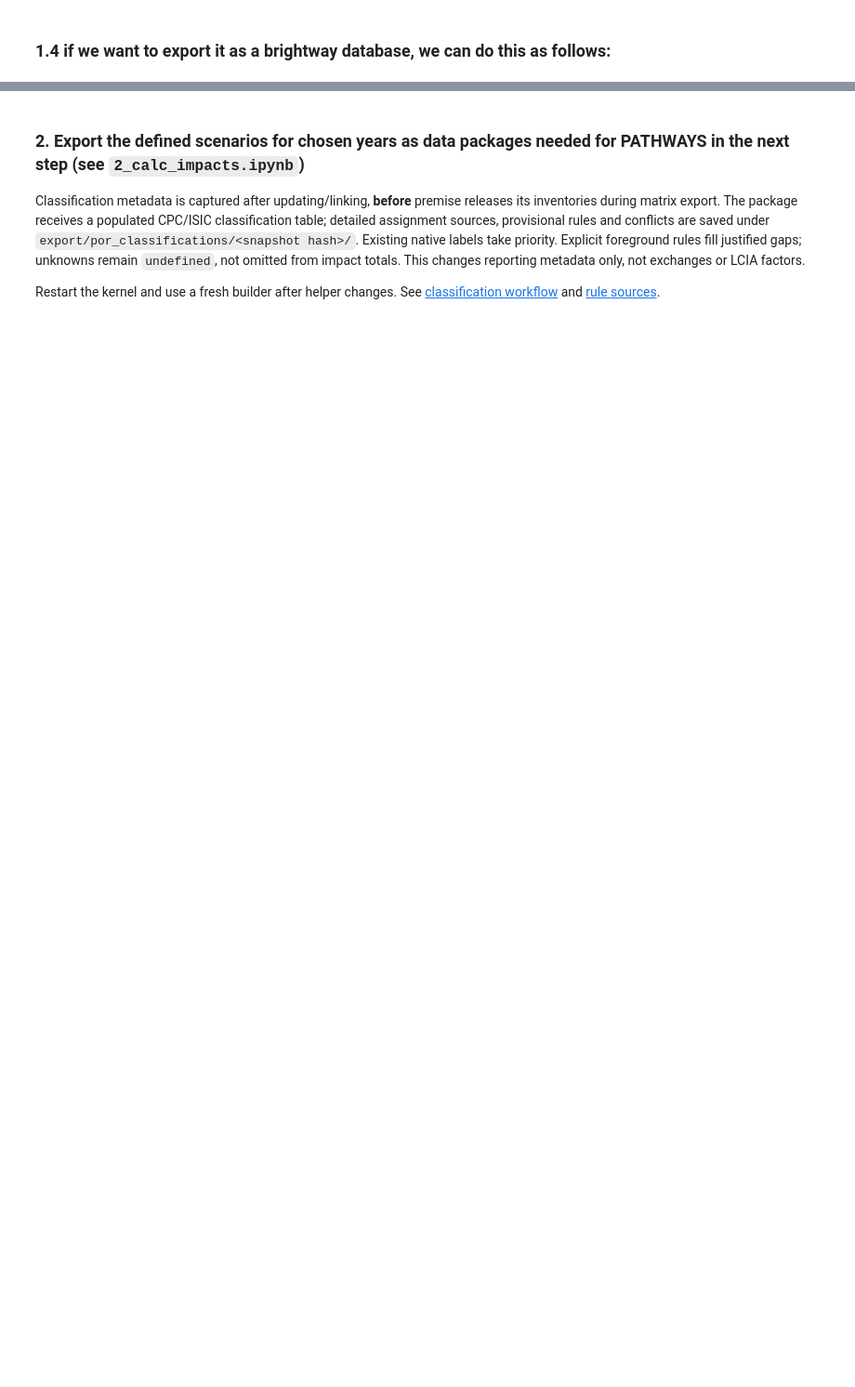
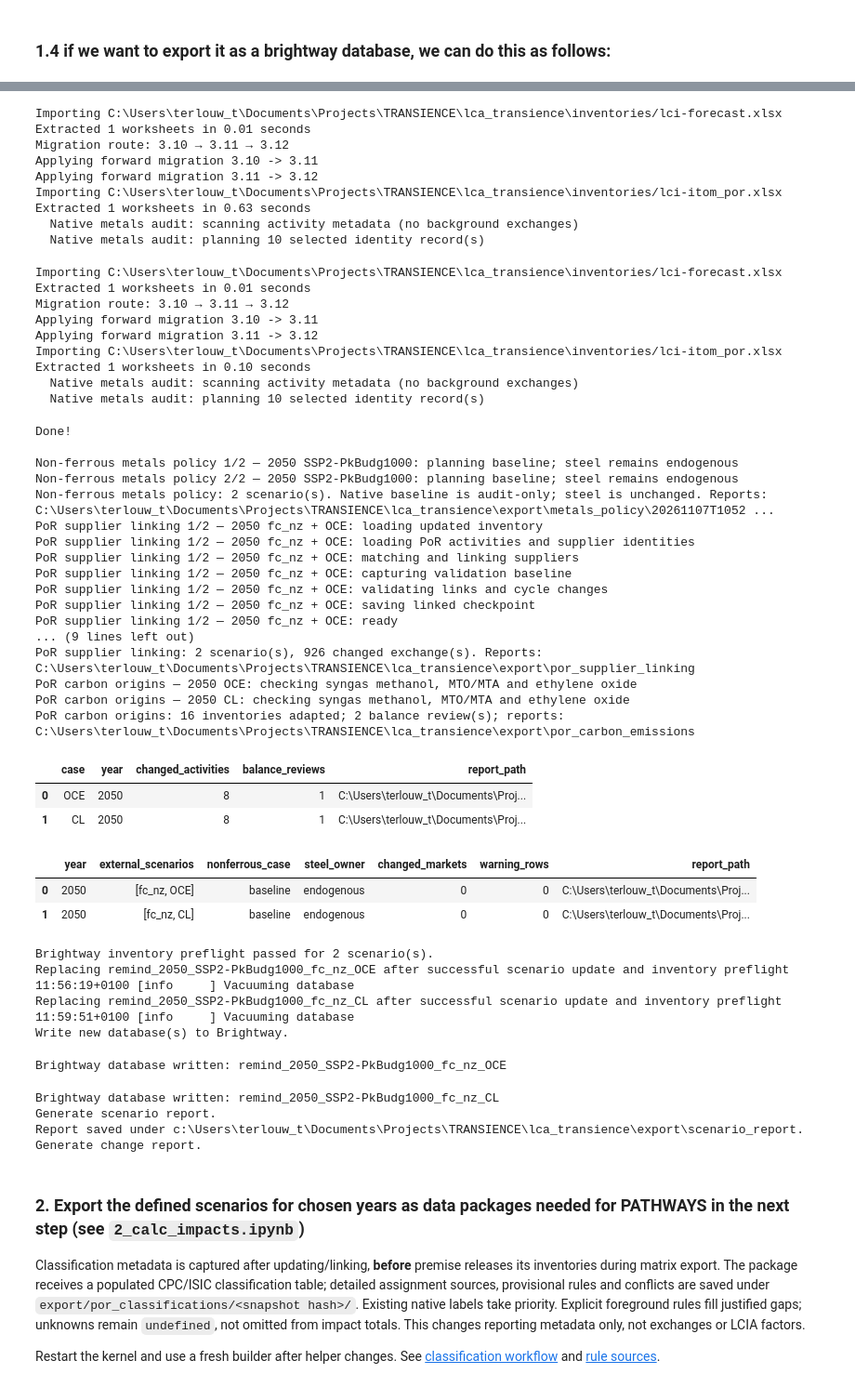
Before and after one commit to tomterlouw/lca_transience, a Jupyter notebook: 1_export_packages.ipynb, the cells around one changed output, grey strips where cells are left out. Shown at 93% size. Drawn from its saved outputs; the diff is of its cells as text; code cells hidden in the pictures; blank space fills up the shorter version.

Commit message:
Integration of plastic waste gasification + important fix to distinguish between type of CO2 emitted

```diff
--- a/1_export_packages.ipynb
+++ b/1_export_packages.ipynb
@@ -347,7 +374,14 @@ if create_dbs:
     # Policy runs after native updates, before PoR links and export validation.
     metal_policy_module.attach_metal_steel_policy(ndb, policy=selected_metal_steel_policy, stage="brightway")
     attach_por_supplier_linking(ndb, stage="brightway")
+    # Carbon balance and scenario-specific feedstock CO2 origin, after supplier linking.
+    if ASSESSMENT_SCOPE == "por_polymers":
+        import por_carbon_emissions as carbon_emissions
+        importlib.reload(carbon_emissions)
+        carbon_emissions.attach_por_carbon_emissions(ndb, stage="brightway")
     ndb.update()
+    display(pd.DataFrame([{k: r.get(k) for k in ("case", "year", "changed_activities", "balance_reviews", "report_path")}
+                          for r in getattr(ndb, "por_carbon_emission_reports", [])]))
     metal_audit_fields = ("year", "external_scenarios", "nonferrous_case", "steel_owner", "changed_markets", "warning_rows", "report_path")
     display(pd.DataFrame([{key: report.get(key) for key in metal_audit_fields}
                           for report in getattr(ndb, "metal_steel_policy_reports", [])]))
@@ -362,3 +396,4 @@ if create_dbs:
             del bd.databases[db]
 
     ndb.write_db_to_brightway(name=bw_scenario_names)
+# %% [output]
@@ -365,3 +417,55 @@ if create_dbs:
+Importing C:\Users\terlouw_t\Documents\Projects\TRANSIENCE\lca_transience\inventories/lci-forecast.xlsx
+Extracted 1 worksheets in 0.01 seconds
+Migration route: 3.10 → 3.11 → 3.12
+Applying forward migration 3.10 -> 3.11
+Applying forward migration 3.11 -> 3.12
+Importing C:\Users\terlouw_t\Documents\Projects\TRANSIENCE\lca_transience\inventories/lci-itom_por.xlsx
+Extracted 1 worksheets in 0.63 seconds
+  Native metals audit: scanning activity metadata (no background exchanges)
+  Native metals audit: planning 10 selected identity record(s)
+Importing C:\Users\terlouw_t\Documents\Projects\TRANSIENCE\lca_transience\inventories/lci-forecast.xlsx
+Extracted 1 worksheets in 0.01 seconds
+Migration route: 3.10 → 3.11 → 3.12
+Applying forward migration 3.10 -> 3.11
+Applying forward migration 3.11 -> 3.12
+Importing C:\Users\terlouw_t\Documents\Projects\TRANSIENCE\lca_transience\inventories/lci-itom_por.xlsx
+Extracted 1 worksheets in 0.10 seconds
+  Native metals audit: scanning activity metadata (no background exchanges)
+  Native metals audit: planning 10 selected identity record(s)
+Done!
+
+Non-ferrous metals policy 1/2 — 2050 SSP2-PkBudg1000: planning baseline; steel remains endogenous
+Non-ferrous metals policy 2/2 — 2050 SSP2-PkBudg1000: planning baseline; steel remains endogenous
+Non-ferrous metals policy: 2 scenario(s). Native baseline is audit-only; steel is unchanged. Reports: C:\Users\terlouw_t\Documents\Projects\TRANSIENCE\lca_transience\export\metals_policy\20261107T1052 ...
+PoR supplier linking 1/2 — 2050 fc_nz + OCE: loading updated inventory
+PoR supplier linking 1/2 — 2050 fc_nz + OCE: loading PoR activities and supplier identities
+PoR supplier linking 1/2 — 2050 fc_nz + OCE: matching and linking suppliers
+PoR supplier linking 1/2 — 2050 fc_nz + OCE: capturing validation baseline
+PoR supplier linking 1/2 — 2050 fc_nz + OCE: validating links and cycle changes
+PoR supplier linking 1/2 — 2050 fc_nz + OCE: saving linked checkpoint
+PoR supplier linking 1/2 — 2050 fc_nz + OCE: ready
+... (9 lines left out)
+PoR supplier linking: 2 scenario(s), 926 changed exchange(s). Reports: C:\Users\terlouw_t\Documents\Projects\TRANSIENCE\lca_transience\export\por_supplier_linking
+PoR carbon origins — 2050 OCE: checking syngas methanol, MTO/MTA and ethylene oxide
+PoR carbon origins — 2050 CL: checking syngas methanol, MTO/MTA and ethylene oxide
+PoR carbon origins: 16 inventories adapted; 2 balance review(s); reports: C:\Users\terlouw_t\Documents\Projects\TRANSIENCE\lca_transience\export\por_carbon_emissions
+|  | case | year | changed_activities | balance_reviews | report_path |
+| 0 | OCE | 2050 | 8 | 1 | C:\Users\terlouw_t\Documents\Proj... |
+| 1 | CL | 2050 | 8 | 1 | C:\Users\terlouw_t\Documents\Proj... |
+|  | year | external_scenarios | nonferrous_case | steel_owner | changed_markets | warning_rows | report_path |
+| 0 | 2050 | [fc_nz, OCE] | baseline | endogenous | 0 | 0 | C:\Users\terlouw_t\Documents\Proj... |
+| 1 | 2050 | [fc_nz, CL] | baseline | endogenous | 0 | 0 | C:\Users\terlouw_t\Documents\Proj... |
+Brightway inventory preflight passed for 2 scenario(s).
+Replacing remind_2050_SSP2-PkBudg1000_fc_nz_OCE after successful scenario update and inventory preflight
+11:56:19+0100 [info     ] Vacuuming database
+Replacing remind_2050_SSP2-PkBudg1000_fc_nz_CL after successful scenario update and inventory preflight
+11:59:51+0100 [info     ] Vacuuming database
+Write new database(s) to Brightway.
+Brightway database written: remind_2050_SSP2-PkBudg1000_fc_nz_OCE
+Brightway database written: remind_2050_SSP2-PkBudg1000_fc_nz_CL
+Generate scenario report.
+Report saved under c:\Users\terlouw_t\Documents\Projects\TRANSIENCE\lca_transience\export\scenario_report.
+Generate change report.
 # %% [markdown]
 ### 2. Export the defined scenarios for chosen years as data packages needed for PATHWAYS in the next step (see `2_calc_impacts.ipynb`)
 
```
Also changed, not shown: parts of 11 cells of this notebook, 16 other files.
